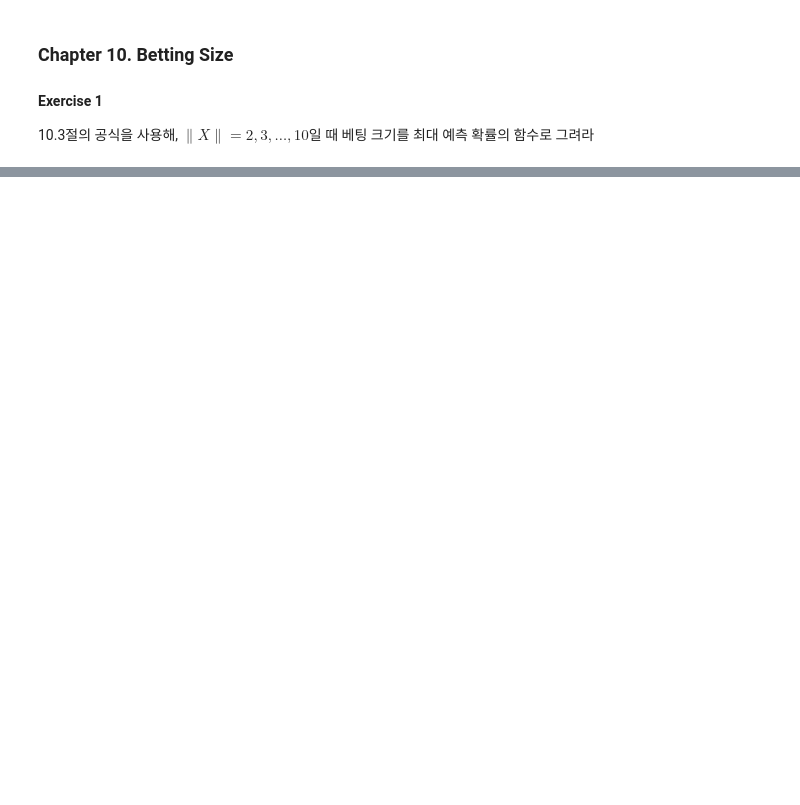
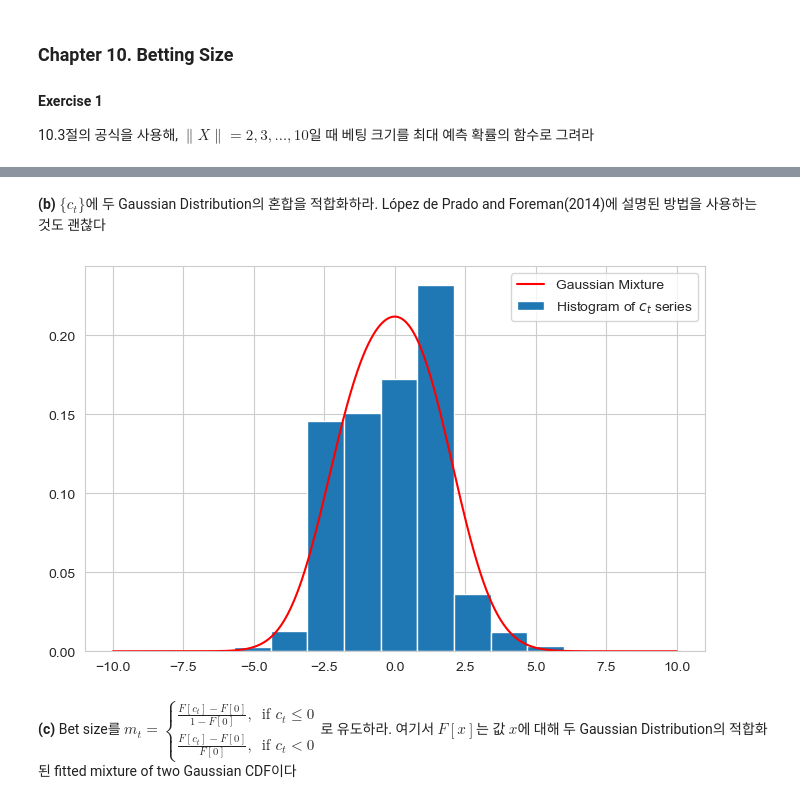
Before and after one commit to Tommylee1013/Advances-in-Financial-Machine-Learning, a Jupyter notebook: Chapter 10.ipynb, the cells around one changed output, grey strips where cells are left out. Saved outputs shown, nothing was run; the diff lists cells and outputs as text; code cells hidden in the pictures; blank space fills up the shorter version.

```diff
--- a/Chapter 10.ipynb
+++ b/Chapter 10.ipynb
@@ -23,0 +54,2 @@ plt.show()
+# %%
+prediction = np.random.uniform(1, 25, size=10000)
@@ -23,0 +58,7 @@ plt.show()
+# %%
+from datetime import timedelta
+shift = pd.Series(data = prediction * timedelta(days=1) + pd.date_range(start = '2/1/1985', periods = 10000, freq = 'B'),
+                   index = pd.date_range(start = '2/1/1985', periods = 10000, freq = 'B'))
+signals = shift.to_frame(name='t1')
+signals['signal'] = bet_size
+signals
@@ -23,0 +132,3 @@ plt.show()
+# %%
+signals['bet_size'] = signals['long_concurrency'] / signals['long_concurrency'].max() - signals['short_concurrency'] / signals['short_concurrency'].max()
+signals
@@ -23,0 +169,3 @@ plt.show()
+# %%
+c_t = signals['long_concurrency'] - signals['short_concurrency']
+c_t
@@ -23,0 +185,18 @@ plt.show()
+# %% [markdown]
+**(b)** $\{c_t\}$에 두 Gaussian Distribution의 혼합을 적합화하라. López de Prado and Foreman(2014)에 설명된 방법을 사용하는 것도 괜찮다
+# %%
+from sklearn.mixture import GaussianMixture
+
+mixture = GaussianMixture(n_components = 2).fit(c_t.values.reshape(-1, 1))
+fig, ax = plt.subplots(figsize = (8, 5))
+x = np.linspace(-10, 10, 1000).reshape(-1, 1)
+logprob = mixture.score_samples(x)
+pdf = np.exp(logprob)
+ax.plot(x, pdf, color = 'red', label = 'Gaussian Mixture')
+ax.hist(c_t.values, density = True, label = r'Histogram of $c_t$ series')
+ax.legend(loc = 'best')
+plt.show()
+# %% [output]
+[figure, added]
+# %% [markdown]
+**(c)** Bet size를 $m_t = \begin{cases} \frac{F[c_t] - F[0]}{1 - F[0]}, & \mbox{if } c_t \leq 0 \\ \frac{F[c_t] - F[0]}{F[0]}, & \mbox{if }c_t < 0 \end{cases}$로 유도하라. 여기서 $F[x]$는 값 $x$에 대해 두 Gaussian Distribution의 적합화된 fitted mixture of two Gaussian CDF이다
```
Also changed, not shown: parts of 34 cells of this notebook, 1 other file.
